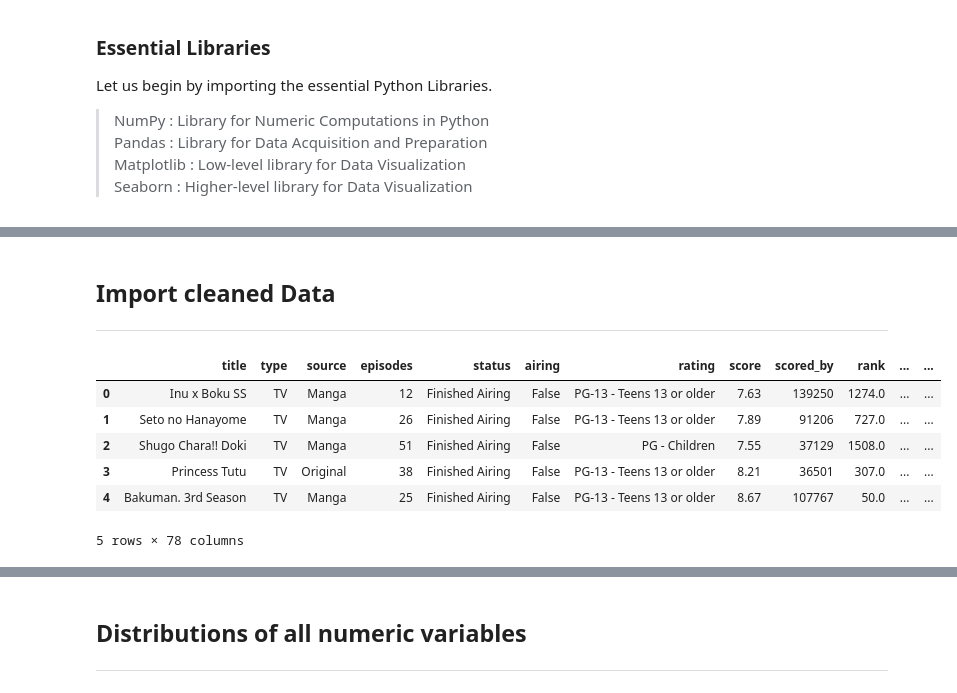
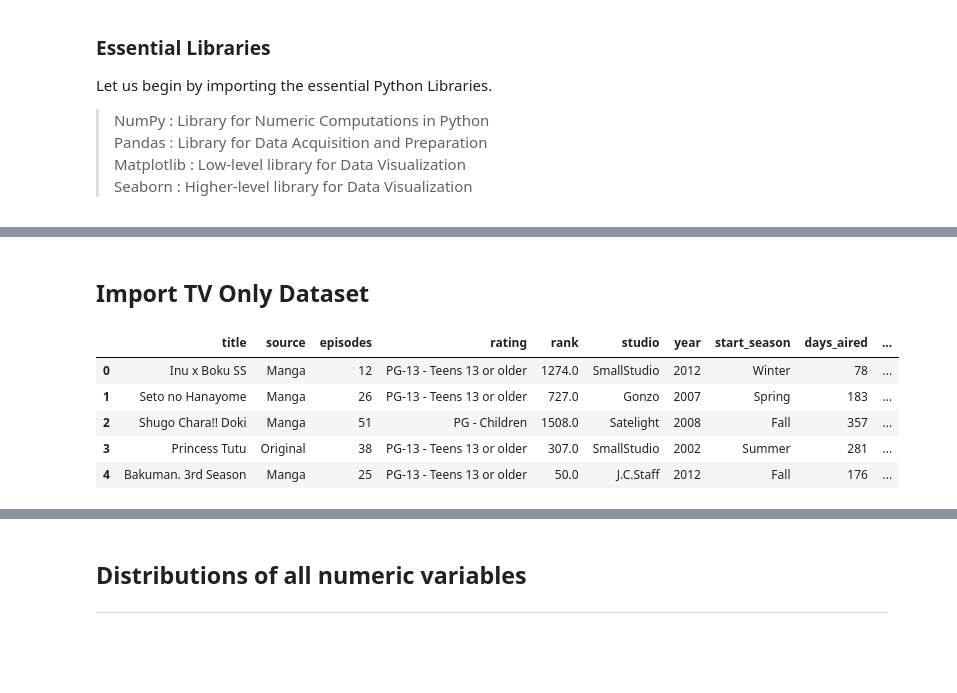
Before and after one commit to TanGuiShan/mini_project, a Jupyter notebook: Data Visualisation.ipynb, the cells around one changed output, grey strips where cells are left out. Saved outputs shown, nothing was run; the diff lists cells and outputs as text; code cells hidden in the pictures; blank space fills up the shorter version.

```diff
--- a/Data Visualisation.ipynb
+++ b/Data Visualisation.ipynb
@@ -24,17 +49,16 @@ sb.set() # set the default Seaborn style for graphics
 # %% [markdown]
-## Import cleaned Data
----
+## Import TV Only Dataset
 # %%
 animelist = pd.read_csv('DataSets/Cleaned data/tv_only_success_metric.csv')
+pd.set_option('display.max_columns', None)
 animelist.head()
 # %% [output]
-|  | title | type | source | episodes | status | airing | rating | score | scored_by | rank | ... | ... |
-| 0 | Inu x Boku SS | TV | Manga | 12 | Finished Airing | False | PG-13 - Teens 13 or older | 7.63 | 139250 | 1274.0 | ... | ... |
-| 1 | Seto no Hanayome | TV | Manga | 26 | Finished Airing | False | PG-13 - Teens 13 or older | 7.89 | 91206 | 727.0 | ... | ... |
-| 2 | Shugo Chara!! Doki | TV | Manga | 51 | Finished Airing | False | PG - Children | 7.55 | 37129 | 1508.0 | ... | ... |
-| 3 | Princess Tutu | TV | Original | 38 | Finished Airing | False | PG-13 - Teens 13 or older | 8.21 | 36501 | 307.0 | ... | ... |
-| 4 | Bakuman. 3rd Season | TV | Manga | 25 | Finished Airing | False | PG-13 - Teens 13 or older | 8.67 | 107767 | 50.0 | ... | ... |
+|  | title | source | episodes | rating | rank | studio | year | start_season | days_aired | ... |
+| 0 | Inu x Boku SS | Manga | 12 | PG-13 - Teens 13 or older | 1274.0 | SmallStudio | 2012 | Winter | 78 | ... |
+| 1 | Seto no Hanayome | Manga | 26 | PG-13 - Teens 13 or older | 727.0 | Gonzo | 2007 | Spring | 183 | ... |
+| 2 | Shugo Chara!! Doki | Manga | 51 | PG - Children | 1508.0 | Satelight | 2008 | Fall | 357 | ... |
+| 3 | Princess Tutu | Original | 38 | PG-13 - Teens 13 or older | 307.0 | SmallStudio | 2002 | Summer | 281 | ... |
+| 4 | Bakuman. 3rd Season | Manga | 25 | PG-13 - Teens 13 or older | 50.0 | J.C.Staff | 2012 | Fall | 176 | ... |
-5 rows × 78 columns
 # %%
 animelist.describe()
 # %% [output]
```
Also changed, not shown: parts of 31 cells of this notebook.
